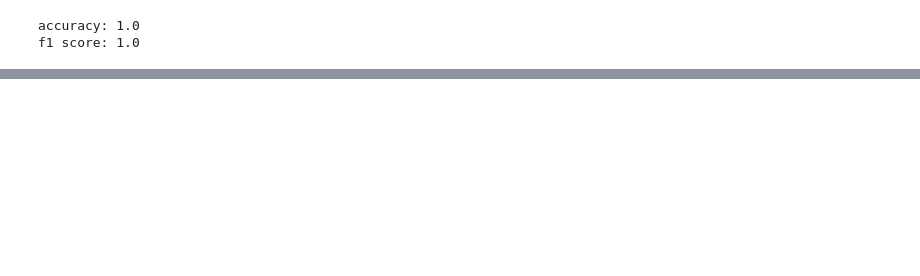
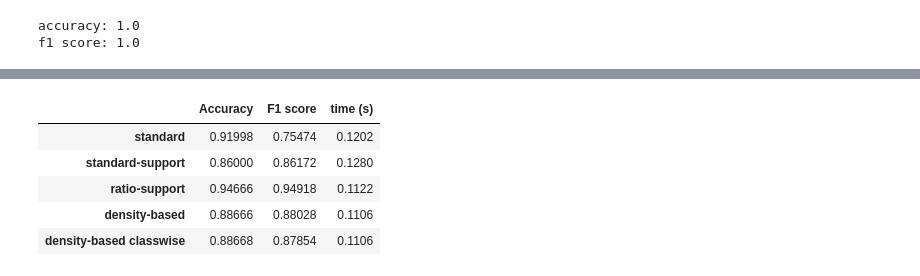
Before and after one commit to AndrewDiv/FCALC, a Jupyter notebook: exmp.ipynb, the cells around one changed output, grey strips where cells are left out. Cells and saved outputs as stored; diff of their text form; code cells hidden in the pictures; blank space fills up the shorter version.

```diff
--- a/exmp.ipynb
+++ b/exmp.ipynb
@@ -143,0 +179,10 @@ array([0., 0., 0., 1., 0., 0., 1., 0., 1., 1., 0., 1., 0., 0., 0., 0., 0.,
+# %%
+methods = ["standard", "standard-support", "ratio-support", "density-based"]
+result = []
+for m in methods:
+    res = model_test_CV(X_train,y_train,method=m)
+    result.append(res.loc["mean"].values)
+result=pd.DataFrame(result, index=methods,columns=["Accuracy","F1 score", "time (s)"])
+result.loc["density-based classwise"] = winered_results.loc["mean"]
+display(result)
+result.to_csv("D:/University/masters thesis/csv results/red_wine_res.csv")
@@ -143,0 +193,21 @@ array([0., 0., 0., 1., 0., 0., 1., 0., 1., 1., 0., 1., 0., 0., 0., 0., 0.,
+# %%
+X_train = df.drop('species', axis=1).values
+y_train = df['species'].values
+methods = ["standard", "standard-support", "ratio-support", "density-based"]
+result = []
+for m in methods:
+    res = model_test_CV(X_train,y_train,method=m)
+    result.append(res.loc["mean"].values)
+result=pd.DataFrame(result, index=methods,columns=["Accuracy","F1 score", "time (s)"])
+result.loc["density-based classwise"] = model_test_CV(X_train,y_train,
+                                                      method="density-based",
+                                                      kde_classwise=True).loc["mean"]
+display(result)
+result.to_csv("D:/University/masters thesis/csv results/irid_res.csv")
+# %% [output]
+|  | Accuracy | F1 score | time (s) |
+| standard | 0.91998 | 0.75474 | 0.1202 |
+| standard-support | 0.86000 | 0.86172 | 0.1280 |
+| ratio-support | 0.94666 | 0.94918 | 0.1122 |
+| density-based | 0.88666 | 0.88028 | 0.1106 |
+| density-based classwise | 0.88668 | 0.87854 | 0.1106 |
```
Also changed, not shown: parts of 18 cells of this notebook.
